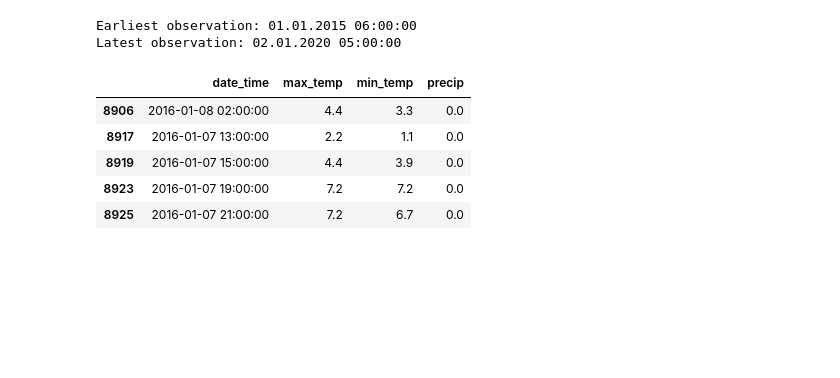
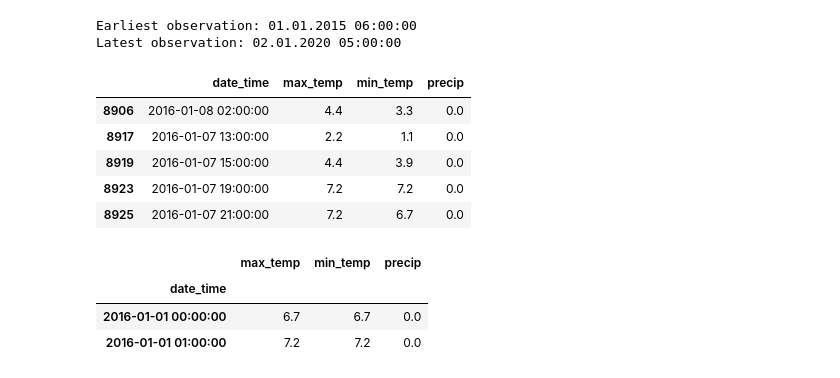
Before and after one commit to Jerematix/dataflow, a Jupyter notebook: notebooks/preparation_and_collection/weather.ipynb, the cells around one changed output. Saved outputs shown, nothing was run; the diff lists cells and outputs as text; code cells hidden in the pictures; blank space fills up the shorter version.

```diff
--- a/notebooks/preparation_and_collection/weather.ipynb
+++ b/notebooks/preparation_and_collection/weather.ipynb
@@ -49,3 +49,10 @@ df_weather[df_weather.duplicated('date_time') ].sort_index().head()
 df_weather = df_weather.groupby('date_time').agg({'max_temp': 'mean', 'min_temp': 'mean', 'precip': 'max'})
 # %%
 df_weather.to_parquet("../../data/weather_hourly_philadelphia_cleaned.parquet")
+# %%
+df_weather.head(2)
+# %% [output]
+|  | max_temp | min_temp | precip |
+| date_time |  |  |  |
+| 2016-01-01 00:00:00 | 6.7 | 6.7 | 0.0 |
+| 2016-01-01 01:00:00 | 7.2 | 7.2 | 0.0 |
```
Also changed, not shown: 5 other files.
